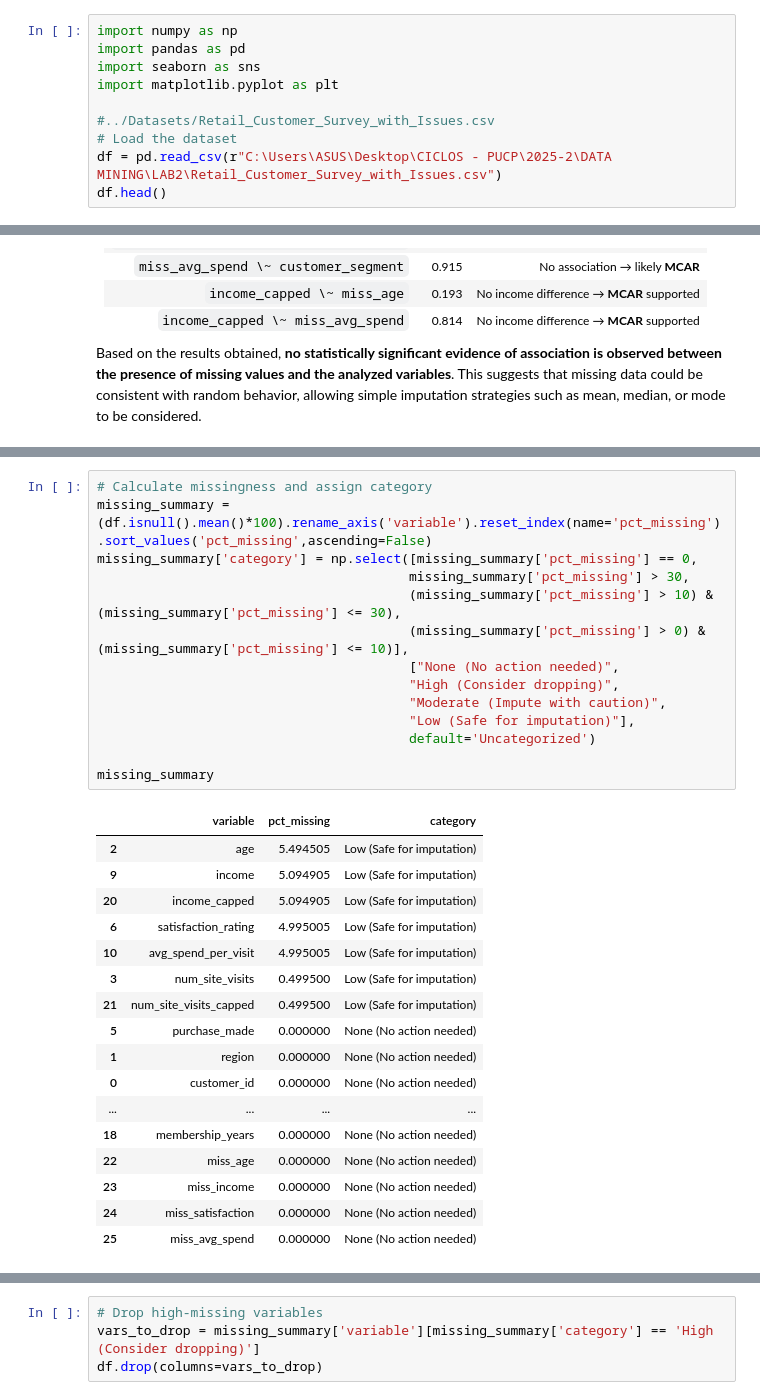
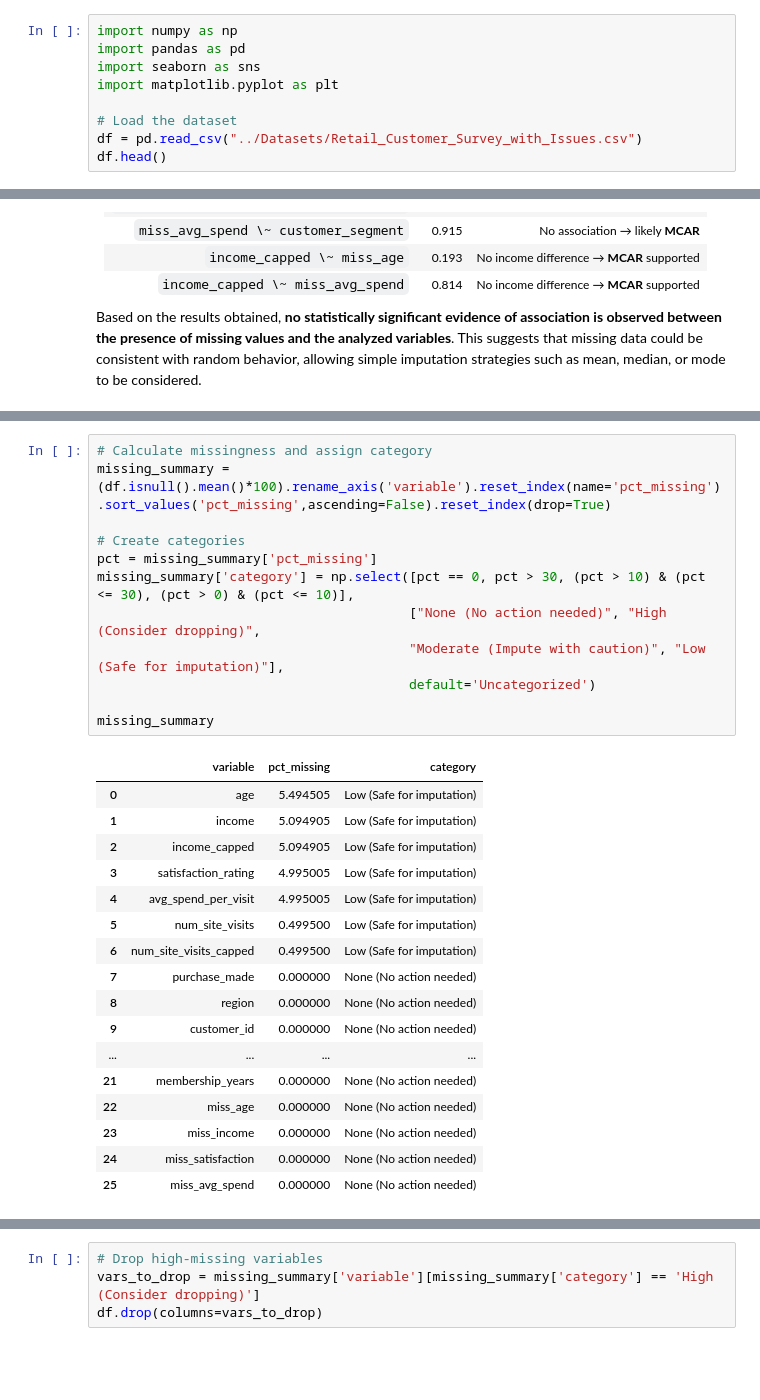
Before and after one commit to AnSebCR1705/Implementing-data-mining-topics-in-Python-and-comparing-them-to-R, a Jupyter notebook: Sessions/02_Data_Preprocessing.ipynb, the cells around one changed output, grey strips where cells are left out. Cells and saved outputs as stored; diff of their text form; blank space fills up the shorter version.

```diff
--- a/Sessions/02_Data_Preprocessing.ipynb
+++ b/Sessions/02_Data_Preprocessing.ipynb
@@ -66,9 +66,8 @@ import pandas as pd
 import seaborn as sns
 import matplotlib.pyplot as plt
 
-#../Datasets/Retail_Customer_Survey_with_Issues.csv
 # Load the dataset
-df = pd.read_csv(r"C:\Users\ASUS\Desktop\CICLOS - PUCP\2025-2\DATA MINING\LAB2\Retail_Customer_Survey_with_Issues.csv")
+df = pd.read_csv("../Datasets/Retail_Customer_Survey_with_Issues.csv")
 df.head()
 # %% [output]
 |  | customer_id | region | age | num_site_visits | num_products_viewed | purchase_made | ... |
@@ -983,31 +992,29 @@ Based on the results obtained, **no statistically significant evidence of associ
 # %%
 # Calculate missingness and assign category
-missing_summary = (df.isnull().mean()*100).rename_axis('variable').reset_index(name='pct_missing').sort_values('pct_missing',ascending=False)
-missing_summary['category'] = np.select([missing_summary['pct_missing'] == 0,
-                                        missing_summary['pct_missing'] > 30,
-                                        (missing_summary['pct_missing'] > 10) & (missing_summary['pct_missing'] <= 30),
-                                        (missing_summary['pct_missing'] > 0) & (missing_summary['pct_missing'] <= 10)],
-                                        ["None (No action needed)",
-                                        "High (Consider dropping)",
-                                        "Moderate (Impute with caution)",
-                                        "Low (Safe for imputation)"],
+missing_summary = (df.isnull().mean()*100).rename_axis('variable').reset_index(name='pct_missing').sort_values('pct_missing',ascending=False).reset_index(drop=True)
+
+# Create categories
+pct = missing_summary['pct_missing']
+missing_summary['category'] = np.select([pct == 0, pct > 30, (pct > 10) & (pct <= 30), (pct > 0) & (pct <= 10)],
+                                        ["None (No action needed)", "High (Consider dropping)",
+                                        "Moderate (Impute with caution)", "Low (Safe for imputation)"],
                                         default='Uncategorized')
 
 missing_summary
 # %% [output]
 |  | variable | pct_missing | category |
-| 2 | age | 5.494505 | Low (Safe for imputation) |
-| 9 | income | 5.094905 | Low (Safe for imputation) |
-| 20 | income_capped | 5.094905 | Low (Safe for imputation) |
-| 6 | satisfaction_rating | 4.995005 | Low (Safe for imputation) |
-| 10 | avg_spend_per_visit | 4.995005 | Low (Safe for imputation) |
-| 3 | num_site_visits | 0.499500 | Low (Safe for imputation) |
-| 21 | num_site_visits_capped | 0.499500 | Low (Safe for imputation) |
-| 5 | purchase_made | 0.000000 | None (No action needed) |
-| 1 | region | 0.000000 | None (No action needed) |
-| 0 | customer_id | 0.000000 | None (No action needed) |
+| 0 | age | 5.494505 | Low (Safe for imputation) |
+| 1 | income | 5.094905 | Low (Safe for imputation) |
+| 2 | income_capped | 5.094905 | Low (Safe for imputation) |
+| 3 | satisfaction_rating | 4.995005 | Low (Safe for imputation) |
+| 4 | avg_spend_per_visit | 4.995005 | Low (Safe for imputation) |
+| 5 | num_site_visits | 0.499500 | Low (Safe for imputation) |
+| 6 | num_site_visits_capped | 0.499500 | Low (Safe for imputation) |
+| 7 | purchase_made | 0.000000 | None (No action needed) |
+| 8 | region | 0.000000 | None (No action needed) |
+| 9 | customer_id | 0.000000 | None (No action needed) |
 | ... | ... | ... | ... |
-| 18 | membership_years | 0.000000 | None (No action needed) |
+| 21 | membership_years | 0.000000 | None (No action needed) |
 | 22 | miss_age | 0.000000 | None (No action needed) |
 | 23 | miss_income | 0.000000 | None (No action needed) |
 | 24 | miss_satisfaction | 0.000000 | None (No action needed) |
```
Also changed, not shown: parts of 15 cells of this notebook.
